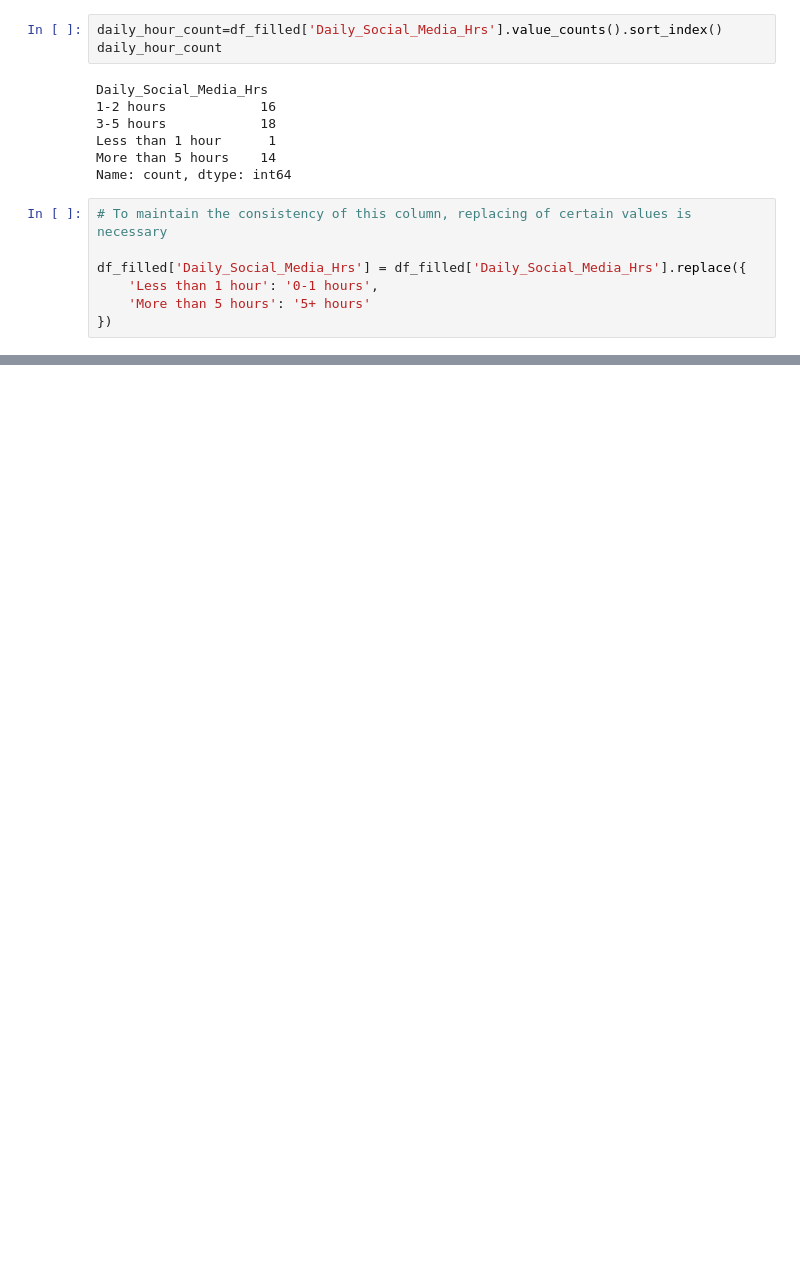
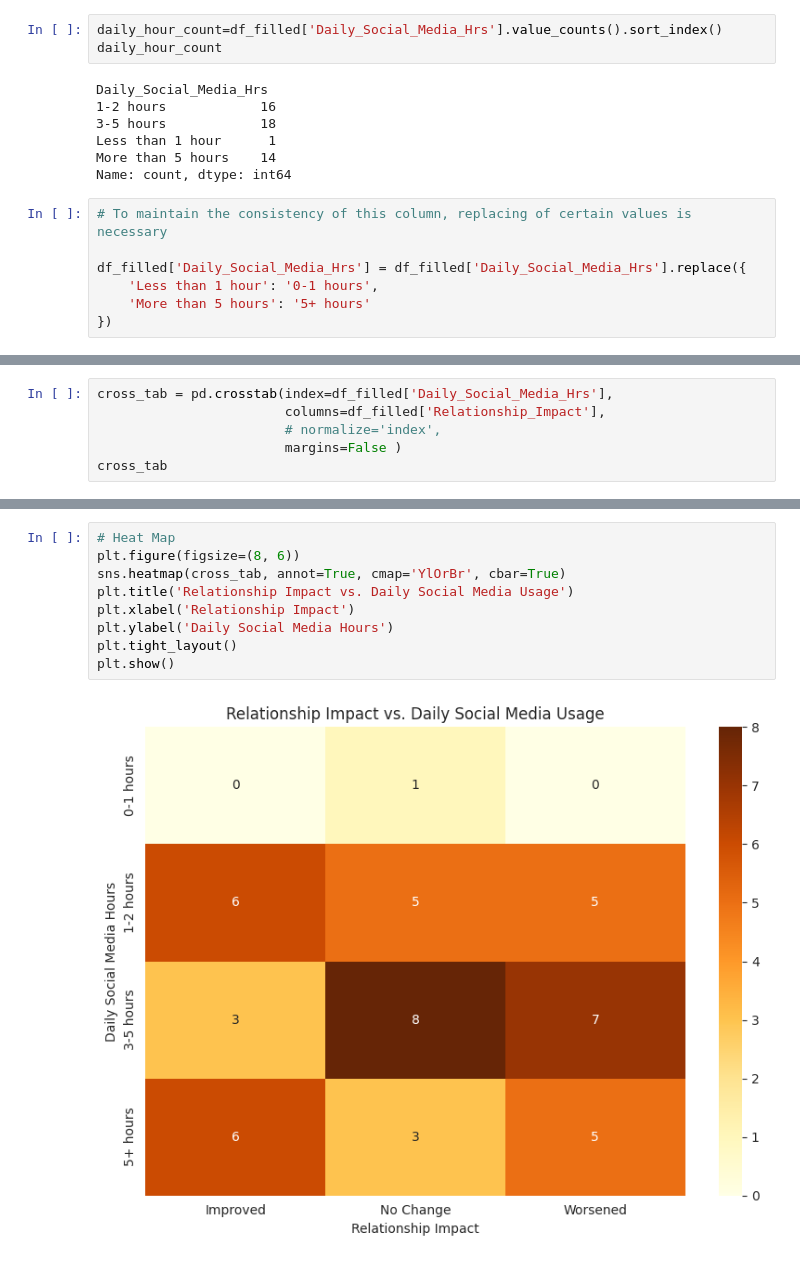
Before and after one commit to abhik-b/Social-Media-Impact-EDA, a Jupyter notebook: social-media-aspect-eda.ipynb, the cells around one changed output, grey strips where cells are left out. Cells and saved outputs as stored; diff of their text form; blank space fills up the shorter version.

```diff
--- a/social-media-aspect-eda.ipynb
+++ b/social-media-aspect-eda.ipynb
@@ -198,0 +229,6 @@ Name: count, dtype: int64
+# %%
+cross_tab = pd.crosstab(index=df_filled['Daily_Social_Media_Hrs'],
+                        columns=df_filled['Relationship_Impact'],
+                        # normalize='index',
+                        margins=False )
+cross_tab
@@ -198,0 +242,11 @@ Name: count, dtype: int64
+# %%
+# Heat Map
+plt.figure(figsize=(8, 6))
+sns.heatmap(cross_tab, annot=True, cmap='YlOrBr', cbar=True)
+plt.title('Relationship Impact vs. Daily Social Media Usage')
+plt.xlabel('Relationship Impact')
+plt.ylabel('Daily Social Media Hours')
+plt.tight_layout()
+plt.show()
+# %% [output]
+[figure, added]
```
Also changed, not shown: parts of 21 cells of this notebook.
